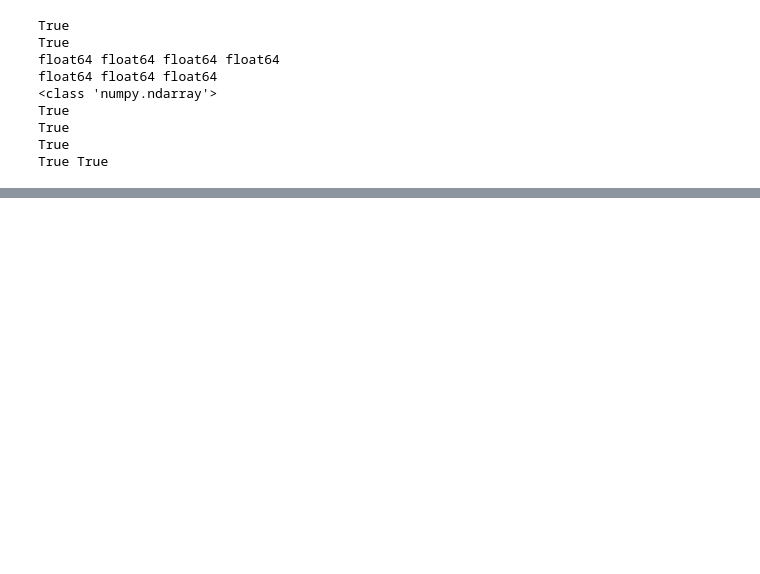
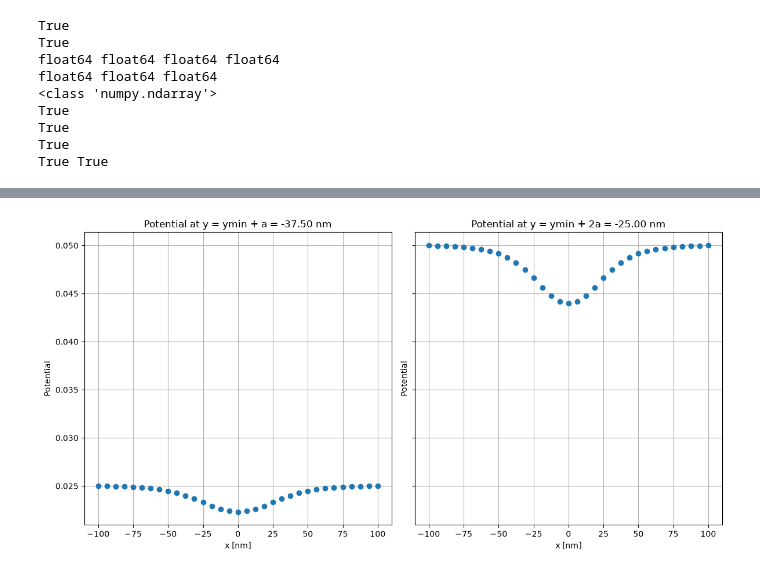
Before and after one commit to MatNogaj50/quantum-wire-poisson-fem, a Jupyter notebook: Projekt_MOF2.ipynb, the cells around one changed output, grey strips where cells are left out. Saved outputs shown, nothing was run; the diff lists cells and outputs as text; code cells hidden in the pictures; blank space fills up the shorter version.

```diff
--- a/Projekt_MOF2.ipynb
+++ b/Projekt_MOF2.ipynb
@@ -127,0 +254,19 @@ True True
+# %%
+ymin, ymax = get_ymin_and_ymax()
+maskA = yCoordNano == ymin + coordStep
+mask2A = yCoordNano == ymin + 2 * coordStep
+fig, ax = plt.subplots(1, 2, figsize=(12, 6), sharey=True)
+ax[0].plot(xCoordNano[maskA], potential[maskA], 'o')
+ax[0].set_title(f'Potential at y = ymin + a = {ymin + coordStep:.2f} nm')
+ax[0].set_xlabel('x [nm]')
+ax[0].set_ylabel('Potential')
+ax[0].grid()
+ax[1].plot(xCoordNano[mask2A], potential[mask2A], 'o')
+ax[1].set_title(f'Potential at y = ymin + 2a = {ymin + 2 * coordStep:.2f} nm')
+ax[1].set_xlabel('x [nm]')
+ax[1].set_ylabel('Potential')
+ax[1].grid()
+plt.tight_layout()
+plt.show()
+# %% [output]
+[figure, added]
```
Also changed, not shown: parts of 6 cells of this notebook, 2 other files.
